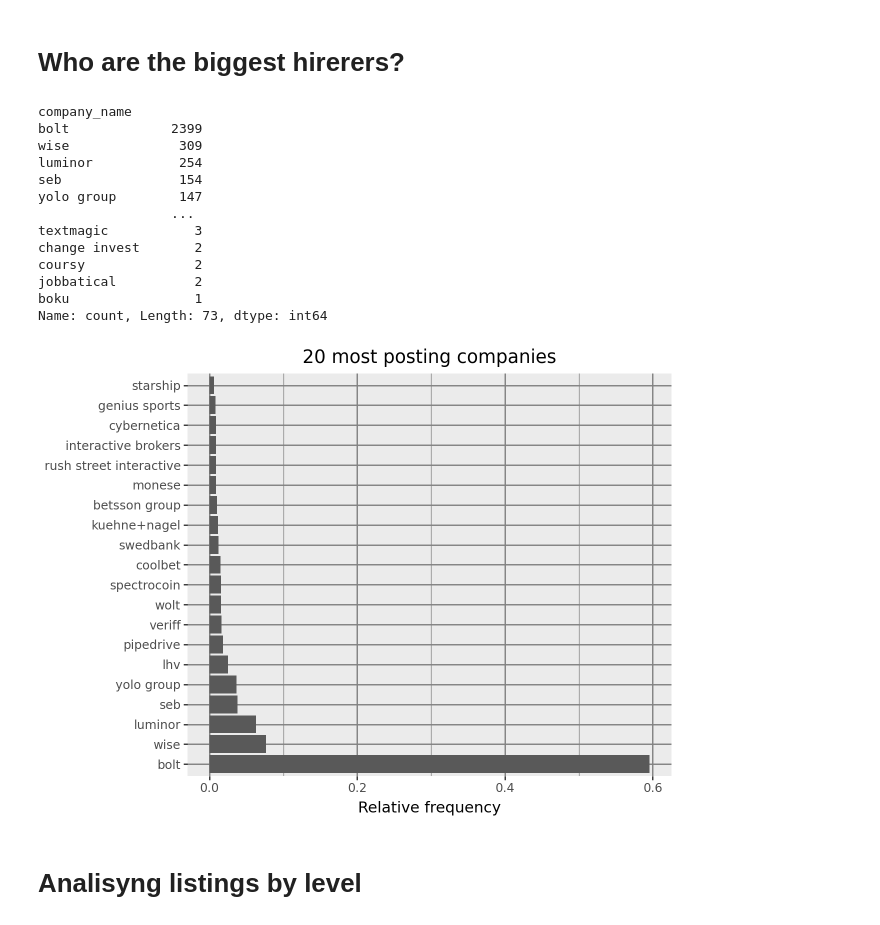
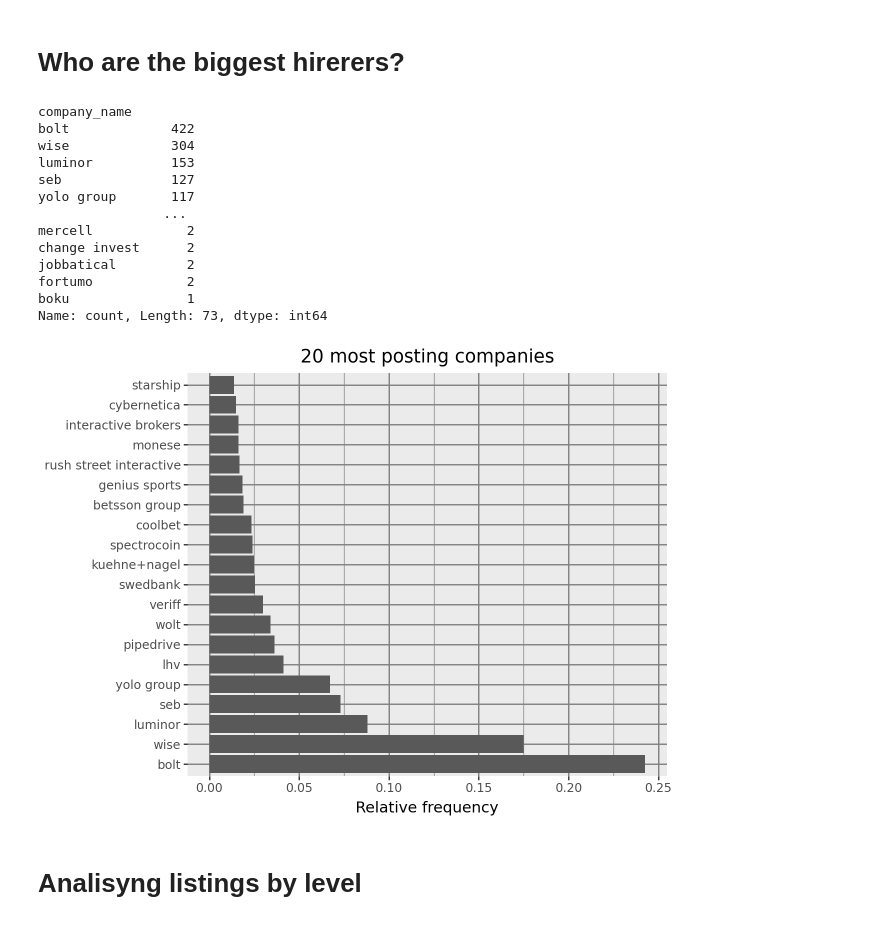
Before and after one commit to m2ger2020/listings, a Jupyter notebook: projekt.ipynb, the cells around one changed output. Cells and saved outputs as stored; diff of their text form; code cells hidden in the pictures.

```diff
--- a/projekt.ipynb
+++ b/projekt.ipynb
@@ -181,7 +181,7 @@ def process_job_data(data):
 # Example usage
 # data = pd.read_csv('your_input_file.csv')  # Load your input data
 #nd = data.copy()
-#new_data = process_job_data(data)
+df2 = process_job_data(data.copy())
 #new_data.to_csv('new_data3442!!!.csv', index=False)  # Save processed data
 # %%
 """
@@ -417,42 +470,42 @@ domain_cat=pd.Categorical(df['domain'], categories=domains_sorted)
 # %% [markdown]
 # Who are the biggest hirerers?
 # %%
-df["company_name"].value_counts()
+df2["company_name"].value_counts()
 # %% [output]
 company_name
-bolt             2399
-wise              309
-luminor           254
-seb               154
-yolo group        147
-                 ...
-textmagic           3
-change invest       2
-coursy              2
-jobbatical          2
-boku                1
+bolt             422
+wise             304
+luminor          153
+seb              127
+yolo group       117
+                ...
+mercell            2
+change invest      2
+jobbatical         2
+fortumo            2
+boku               1
 Name: count, Length: 73, dtype: int64
 # %%
-company_name_sorted=df['company_name'].value_counts().index.tolist()[:20]
-df_top = df[df['company_name'].isin(company_name_sorted)]
+company_name_sorted=df2['company_name'].value_counts().index.tolist()[:20]
+df_top = df2[df2['company_name'].isin(company_name_sorted)]
 domain_cat=pd.Categorical(df_top['company_name'], categories=company_name_sorted)
 
 ( p9.ggplot(
     data=df_top,
     mapping=p9.aes(x='domain_cat',y=p9.after_stat('count / np.sum(count)'))
 )
 + p9.geom_bar()
 + p9.labs(x='',y='Relative frequency')
 + p9.coord_flip()
 + p9.ggtitle("20 most posting companies")
 + p9.theme(
     plot_background=p9.element_blank(),
     panel_grid_major=p9.element_line(color="gray"),
     panel_grid_minor=p9.element_line(color="gray")
     )
 )
 # %% [output]
-[figure, old version]
+[figure, new version]
 # %% [markdown]
 # Analisyng listings by level
 # %%
```
Also changed, not shown: parts of 18 cells of this notebook.
